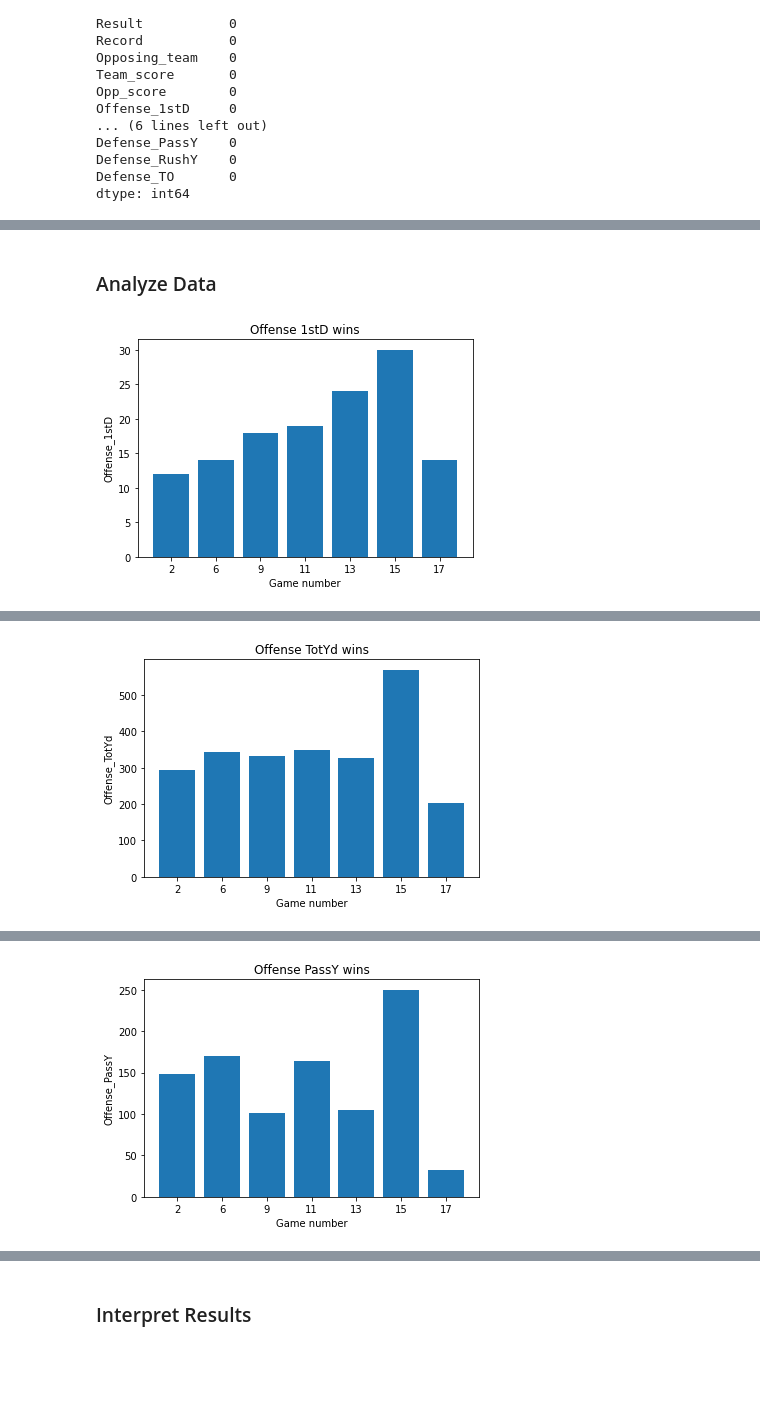
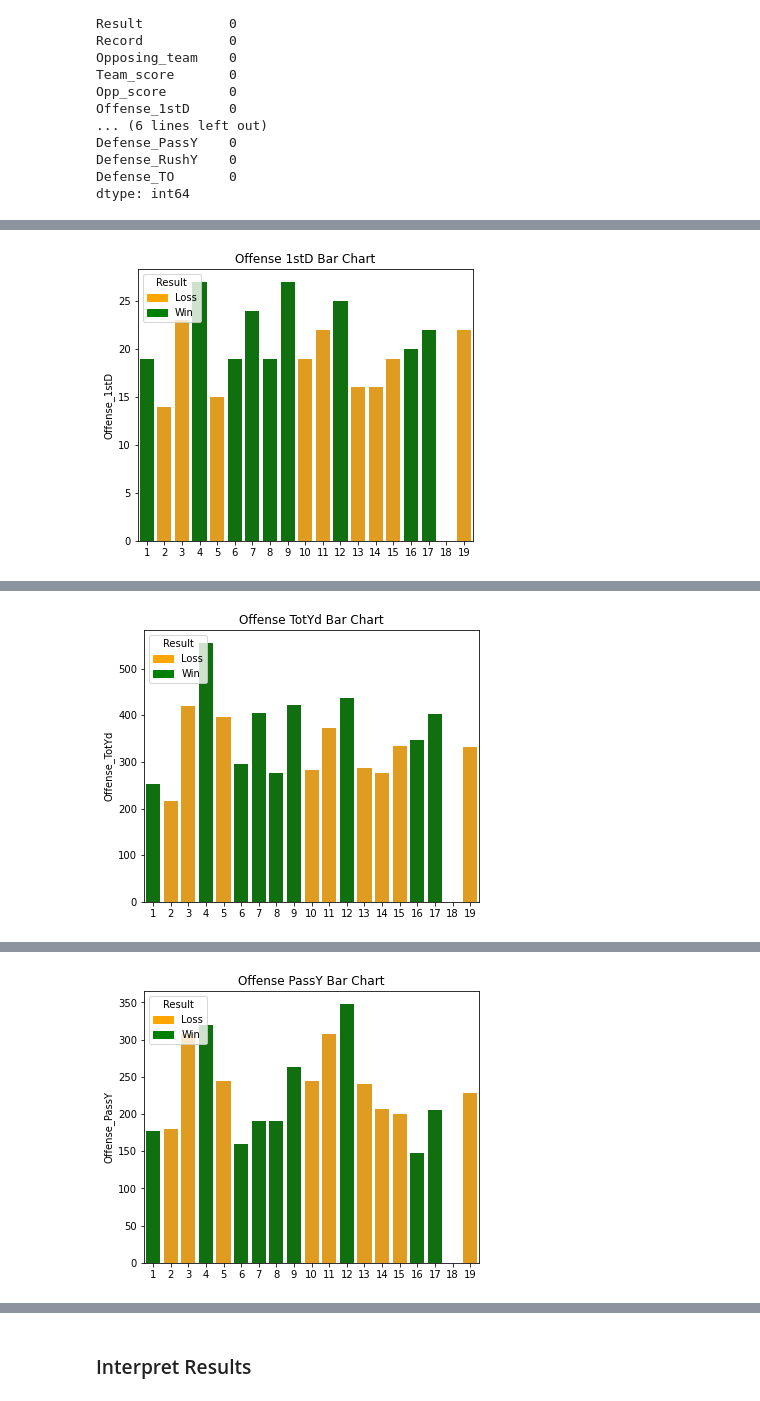
Before and after one commit to Luil0/NFL_stats, a Jupyter notebook: nfl_stats.ipynb, the cells around one changed output, grey strips where cells are left out. Saved outputs shown, nothing was run; the diff lists cells and outputs as text; code cells hidden in the pictures; blank space fills up the shorter version.

Commit message:
Add data description and graphs
- Adding a dictonary for the description of each column.
- Create function to show graphs created in for loop for offensive
  stats.

```diff
--- a/nfl_stats.ipynb
+++ b/nfl_stats.ipynb
@@ -141,6 +181,4 @@ class Nfl_stats:
 # %%
 # calling the
 # to create an object we call Nfl_stats().team_stats("team name", Year)
-panthers_data = Nfl_stats().team_stats("panthers", 2022)
-
-panthers_data.head()
+team_data = Nfl_stats().team_stats("seahawks", 2022)
@@ -260,16 +294,31 @@ Tampa Bay Buccaneers
-# %% [markdown]
-### Analyze Data
 # %%
-panthers_data = panthers_data[panthers_data["Opposing_team"] != "Bye Week"]
+team_data.index = range(1,len(team_data)+1)
 
-team_offense_stats = panthers_data[panthers_data["Result"] == 1].filter(regex="Offense")
-for game in team_offense_stats:
-    plt.bar(range(len(team_offense_stats)),team_offense_stats[game])
-    title = game.split("_")
-    plt.title(title[0] + " "+title[1] + " wins")
-    plt.xticks(range(len(team_offense_stats)),team_offense_stats.index)
-    plt.xlabel("Game number")
-    plt.ylabel(f"{game}")
-    plt.show()
+team_data = team_data[team_data["Opposing_team"] != "Bye Week"]
+
+
+
+
+def offense_bargraphs(data):
+    offense_stats = data.filter(regex="Offense").copy()
+
+    offense_stats["Result"] = data.Result.values
+    lst = []
+    for game in offense_stats.iloc[:,:-1]:
+        fig = plt.figure(figsize=(6,5))
+        plot = sns.barplot(x=offense_stats.index, y=game, data=offense_stats, hue="Result",dodge=False, palette={1: "green", 0: "orange"});
+        legend_elements = [plt.Rectangle((0,0), 1, 1, color='orange', label='Loss'),plt.Rectangle((0,0), 1, 1, color='green', label='Win')]
+        legend = plt.legend(handles= legend_elements,title="Result",labels=["Loss", "Win"], loc="upper left")
+        title = game.split("_")
+        chart_title = plt.title(title[0]+ " " + title[1] +" Bar Chart")
+
+        lst = fig, plot, legend_elements, legend, chart_title
+        plt.show()
+        offense_mean_win = round(data[team_data["Result"]== 1][game].mean(),2)
+        offense_mean_loss = round(data[team_data["Result"]== 0][game].mean(),2)
+        print(f"The offense's average number of {title[1]}'s when the result is a win: {str(offense_mean_win)}")
+        print(f"The offense's average number of {title[1]}'s when the ressult is a loss: {str(offense_mean_loss)}")
+    return lst
+offense_bargraphs(team_data);
 # %% [output]
-[figure, old version]
+[figure, new version]
@@ -276 +327 @@ for game in team_offense_stats:
-[figure, old version]
+[figure, new version]
@@ -277 +330 @@ for game in team_offense_stats:
-[figure, old version]
+[figure, new version]
```
Also changed, not shown: parts of 10 cells of this notebook.
